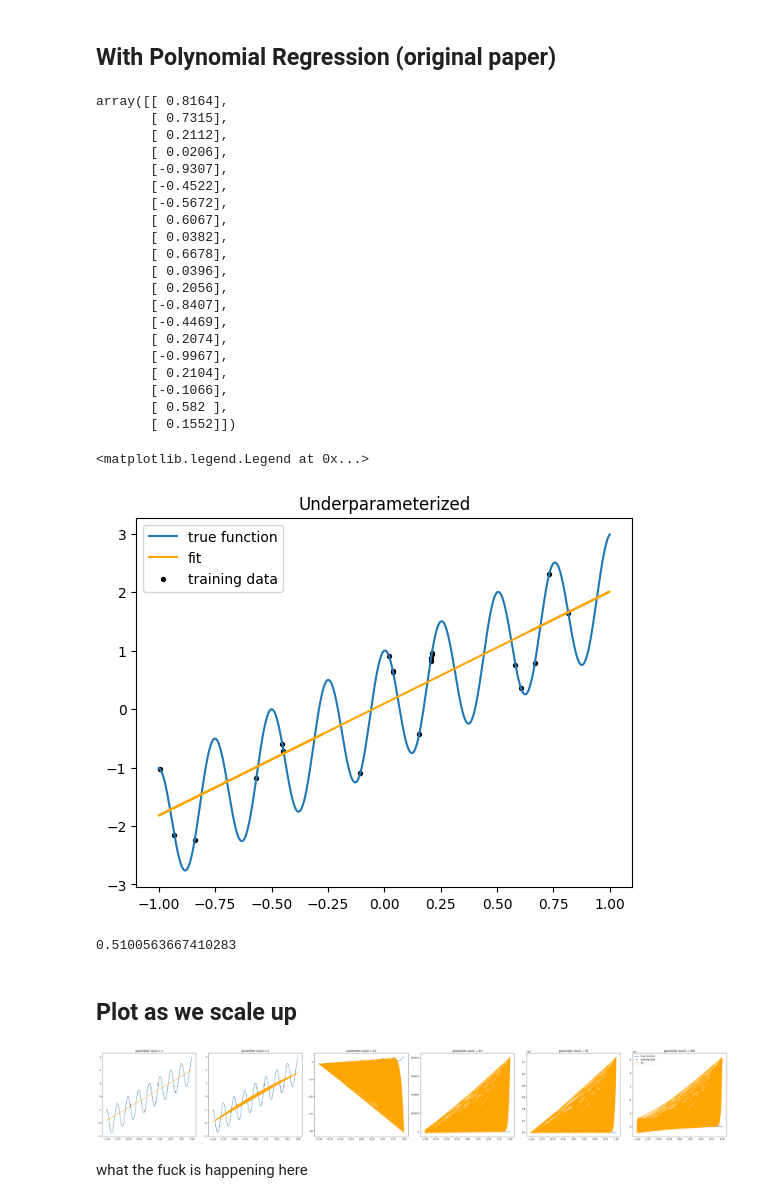
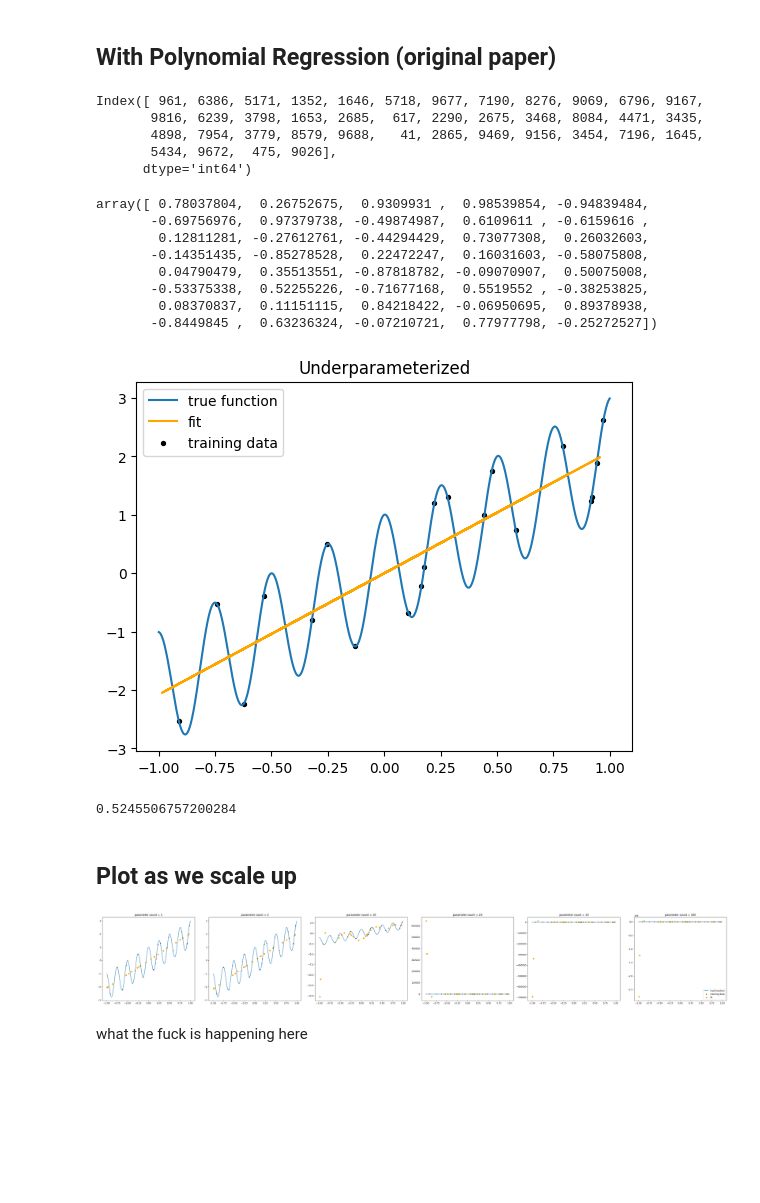
Before and after one commit to loftusa/randomfun, a Jupyter notebook: overregularization.ipynb, the cells around one changed output. Drawn from its saved outputs; the diff is of its cells as text; code cells hidden in the pictures; blank space fills up the shorter version.

```diff
--- a/overregularization.ipynb
+++ b/overregularization.ipynb
@@ -15,8 +15,8 @@ import numpy as np
 import matplotlib.pyplot as plt
 
 n = 10000
-x = np.linspace(-1, 1, n)
-y = 2*x + np.cos(25*x)
+xx = np.linspace(-1, 1, n)
+yy = 2*x + np.cos(25*x)
 
 plt.plot(x, y)
 plt.title("True function")
@@ -25,43 +25,39 @@ Text(0.5, 1.0, 'True function')
 [figure]
 # %% [markdown]
 ## With Polynomial Regression (original paper)
-# %%
-X_train
-# %% [output]
-array([[ 0.8164],
-       [ 0.7315],
-       [ 0.2112],
-       [ 0.0206],
-       [-0.9307],
-       [-0.4522],
-       [-0.5672],
-       [ 0.6067],
-       [ 0.0382],
-       [ 0.6678],
-       [ 0.0396],
-       [ 0.2056],
-       [-0.8407],
-       [-0.4469],
-       [ 0.2074],
-       [-0.9967],
-       [ 0.2104],
-       [-0.1066],
-       [ 0.582 ],
-       [ 0.1552]])
+# %%
+X.index
+# %% [output]
+Index([ 961, 6386, 5171, 1352, 1646, 5718, 9677, 7190, 8276, 9069, 6796, 9167,
+       9816, 6239, 3798, 1653, 2685,  617, 2290, 2675, 3468, 8084, 4471, 3435,
+       4898, 7954, 3779, 8579, 9688,   41, 2865, 9469, 9156, 3454, 7196, 1645,
+       5434, 9672,  475, 9026],
+      dtype='int64')
+# %%
+pd.Series(xx).sample(40).values
+# %% [output]
+array([ 0.78037804,  0.26752675,  0.9309931 ,  0.98539854, -0.94839484,
+       -0.69756976,  0.97379738, -0.49874987,  0.6109611 , -0.6159616 ,
+        0.12811281, -0.27612761, -0.44294429,  0.73077308,  0.26032603,
+       -0.14351435, -0.85278528,  0.22472247,  0.16031603, -0.58075808,
+        0.04790479,  0.35513551, -0.87818782, -0.09070907,  0.50075008,
+       -0.53375338,  0.52255226, -0.71677168,  0.5519552 , -0.38253825,
+        0.08370837,  0.11151115,  0.84218422, -0.06950695,  0.89378938,
+       -0.8449845 ,  0.63236324, -0.07210721,  0.77977798, -0.25272527])
 # %%
 from sklearn.preprocessing import PolynomialFeatures
 from sklearn.linear_model import LinearRegression
 from sklearn.pipeline import make_pipeline
 from sklearn.model_selection import train_test_split
+import pandas as pd
 
 
 d = 1
-X = x[:, None]
-n_train = 20
+X = pd.Series(xx).sample(40)
+y = yy[X.index]
+X = X.values[:, None]
 
-x_train = np.linspace(-1, 1, n_train)
-rng = np.random.RandomState(0)
-x_train = np.sort(rng.choice(x_train, size=20, replace=False))
+X_train, X_test, y_train, y_test = train_test_split(X, y, train_size=20)
 
 
 PolynomialRegression = make_pipeline(PolynomialFeatures(degree=d), LinearRegression())
@@ -69,20 +65,19 @@ PolynomialRegression.fit(X=X_train, y=y_train)
 
 yhat = PolynomialRegression.predict(X_test)
 
-plt.plot(x, y, label='true function')
+plt.plot(xx, yy, label='true function')
 plt.plot(X_test, yhat, c='orange', label='fit')
 plt.scatter(X_train, y_train, c='black', s=8, label='training data')
 plt.title("Underparameterized")
 plt.legend();
 # %% [output]
-<matplotlib.legend.Legend at 0x...>
-[figure, old version]
+[figure, new version]
 # %%
 from sklearn.metrics import mean_squared_error as mse
 
 mse(y_test, yhat)
 # %% [output]
-0.5100563667410283
+0.5245506757200284
 # %%
 from numpy import log10 as log
 def mse_at(d, return_yhat=False):
@@ -104,16 +99,16 @@ for d in ds:
 # %%
 fig, axs = plt.subplots(1, len(ds), figsize=(40, len(ds)))
 
 for i, ax in enumerate(axs.flatten()):
-    ax.plot(x, y, label='true function')
+    ax.plot(xx, yy, label='true function')
     ax.scatter(X_train, y_train, c='black', s=8, label='training data')
-    ax.plot(X_test, yhats[i], c='orange', label='fit')
+    ax.scatter(X_test, yhats[i], c='orange', label='fit')
     ax.set_title(f"parameter count = {ds[i]}")
 
 plt.legend();
 plt.tight_layout()
 # %% [output]
-[figure, old version]
+[figure, new version]
 # %% [markdown]
 what the fuck is happening here
 # %% [markdown]
```
